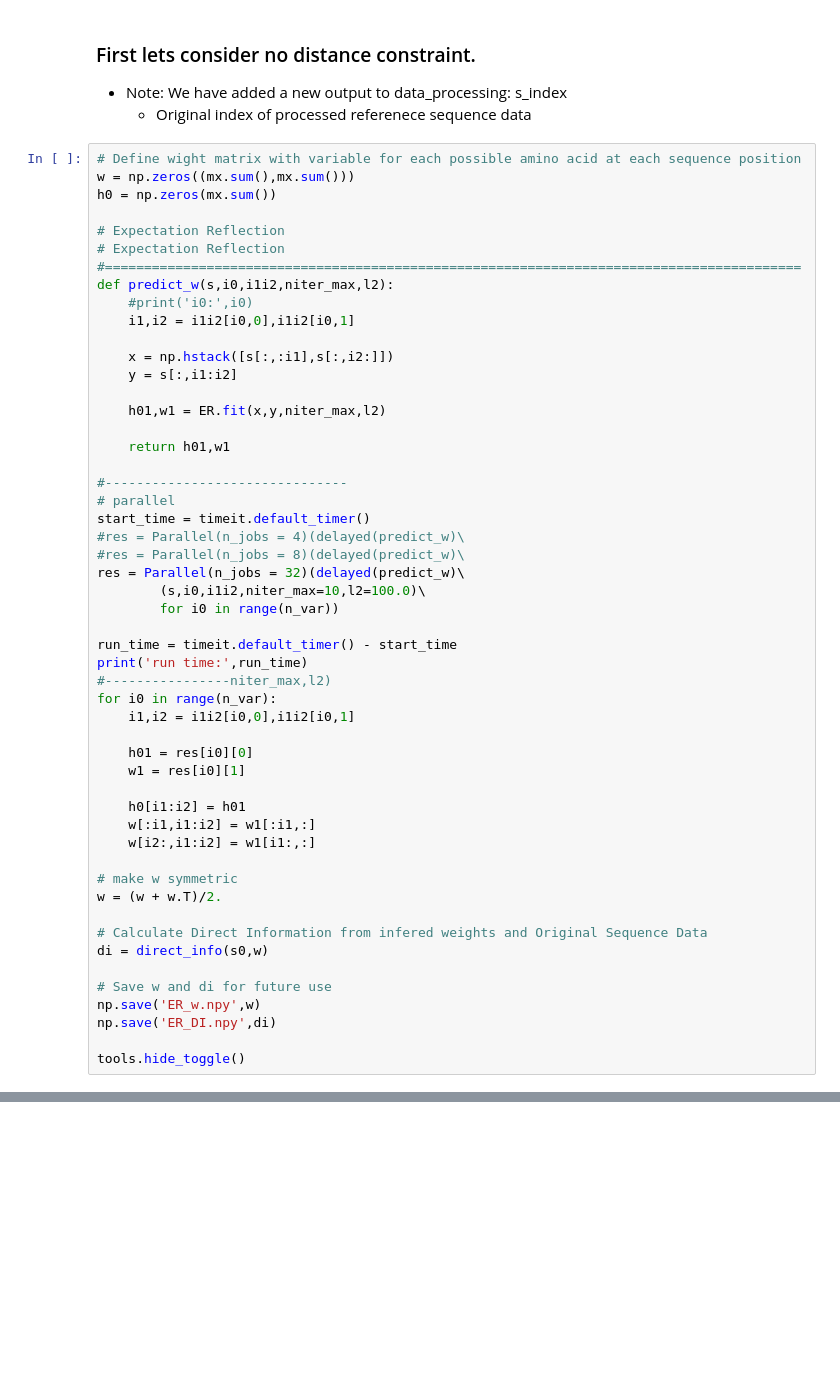
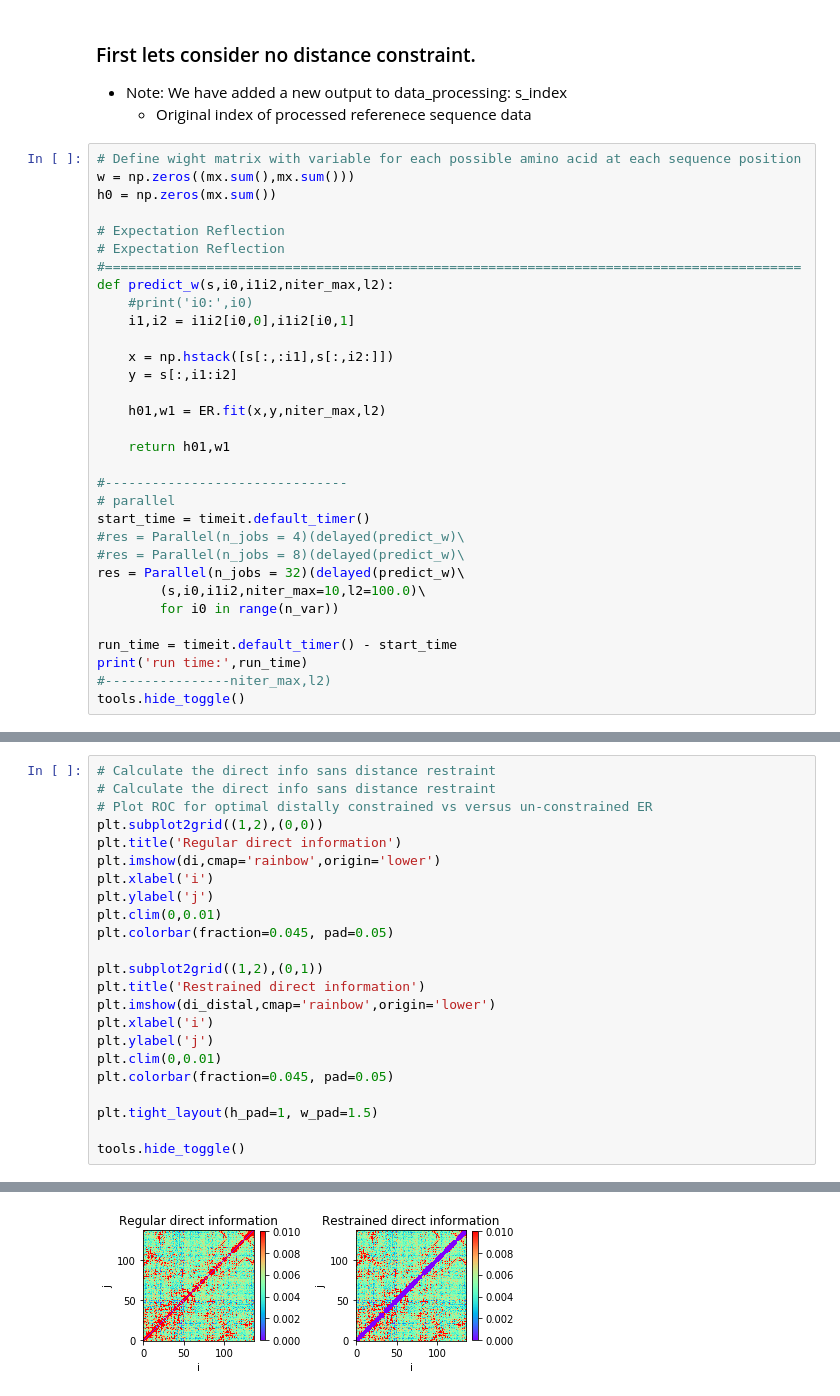
Before and after one commit to evancresswell/DCA_ER_old, a Jupyter notebook: ER_distance_constraint.ipynb, the cells around one changed output, grey strips where cells are left out. Cells and saved outputs as stored; diff of their text form; blank space fills up the shorter version.

```diff
--- a/ER_distance_constraint.ipynb
+++ b/ER_distance_constraint.ipynb
@@ -223,25 +201,5 @@ res = Parallel(n_jobs = 32)(delayed(predict_w)\
 run_time = timeit.default_timer() - start_time
 print('run time:',run_time)
 #----------------niter_max,l2)
-for i0 in range(n_var):
-    i1,i2 = i1i2[i0,0],i1i2[i0,1]
-
-    h01 = res[i0][0]
-    w1 = res[i0][1]
-
-    h0[i1:i2] = h01
-    w[:i1,i1:i2] = w1[:i1,:]
-    w[i2:,i1:i2] = w1[i1:,:]
-
-# make w symmetric
-w = (w + w.T)/2.
-
-# Calculate Direct Information from infered weights and Original Sequence Data
-di = direct_info(s0,w)
-
-# Save w and di for future use
-np.save('ER_w.npy',w)
-np.save('ER_DI.npy',di)
-
 tools.hide_toggle()
 # %% [output]
@@ -321,0 +231,24 @@ ValueError: could not broadcast input array from shape (6,16) into shape (0,16)
+# %%
+# Calculate the direct info sans distance restraint
+# Calculate the direct info sans distance restraint
+# Plot ROC for optimal distally constrained vs versus un-constrained ER
+plt.subplot2grid((1,2),(0,0))
+plt.title('Regular direct information')
+plt.imshow(di,cmap='rainbow',origin='lower')
+plt.xlabel('i')
+plt.ylabel('j')
+plt.clim(0,0.01)
+plt.colorbar(fraction=0.045, pad=0.05)
+
+plt.subplot2grid((1,2),(0,1))
+plt.title('Restrained direct information')
+plt.imshow(di_distal,cmap='rainbow',origin='lower')
+plt.xlabel('i')
+plt.ylabel('j')
+plt.clim(0,0.01)
+plt.colorbar(fraction=0.045, pad=0.05)
+
+plt.tight_layout(h_pad=1, w_pad=1.5)
+
+tools.hide_toggle()
+# %% [output]
@@ -321,0 +256 @@ ValueError: could not broadcast input array from shape (6,16) into shape (0,16)
+[figure, added]
```
Also changed, not shown: parts of 15 cells of this notebook, 4 other files.
